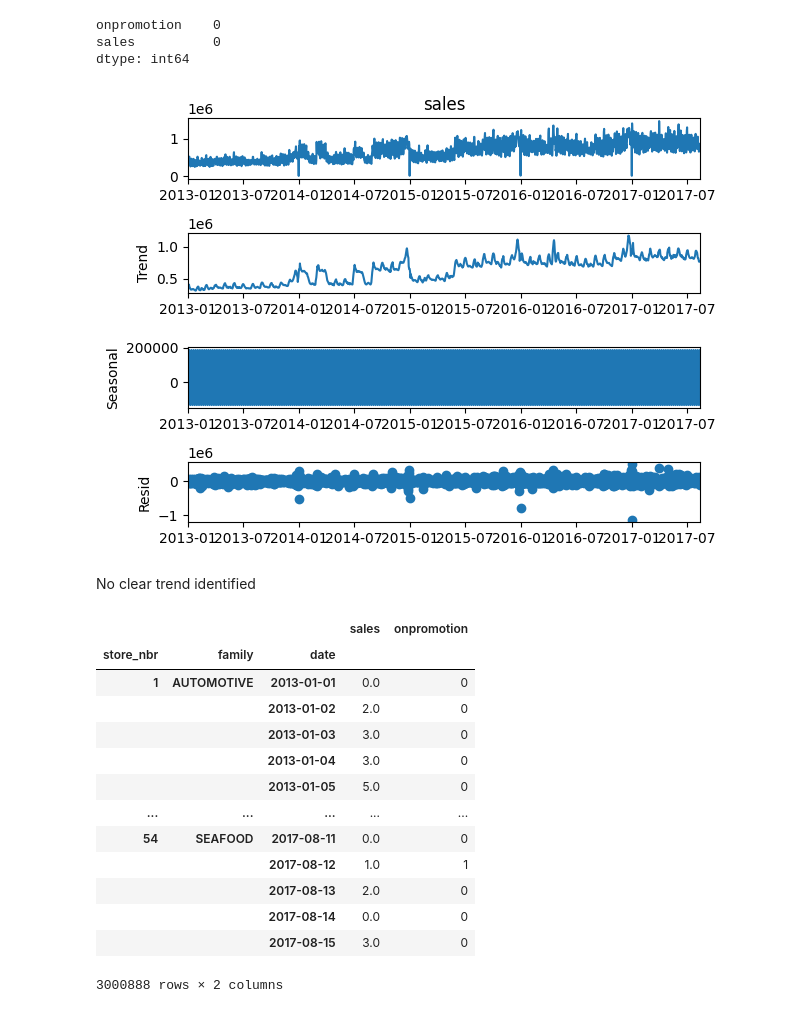
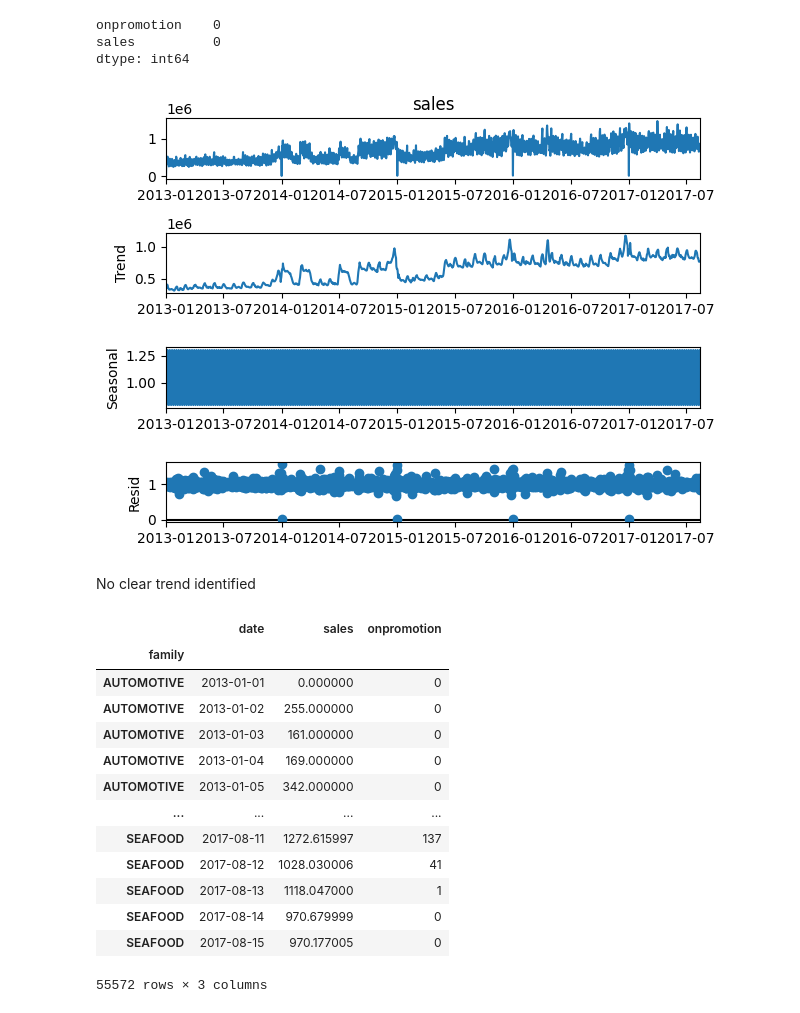
Before and after one commit to kwonowk/store-sales-forecast_kaggle, a Jupyter notebook: forecast.ipynb, the cells around one changed output. Cells and saved outputs as stored; diff of their text form; code cells hidden in the pictures.

Commit message:
Visualising sales and promotion by product family

```diff
--- a/forecast.ipynb
+++ b/forecast.ipynb
@@ -150,27 +133,28 @@ dtype: int64
 # %%
 # Decomposing sales data
 from statsmodels.tsa.seasonal import seasonal_decompose
 
-result_add = seasonal_decompose(sales_group['sales'], model = 'additive')
+result_add = seasonal_decompose(sales_group['sales'], model = 'multiplicative')
 result_add.plot();
 # %% [output]
-[figure, old version]
+[figure, new version]
 # %% [markdown]
 No clear trend identified
 # %%
-sales.groupby(['store_nbr','family','date']).sum()[['sales','onpromotion']]
+family_group = sales.groupby(['family','date']).sum()[['sales','onpromotion']].reset_index('date')
+family_group
 # %% [output]
-|  |  |  | sales | onpromotion |
-| store_nbr | family | date |  |  |
-| 1 | AUTOMOTIVE | 2013-01-01 | 0.0 | 0 |
-|  |  | 2013-01-02 | 2.0 | 0 |
-|  |  | 2013-01-03 | 3.0 | 0 |
-|  |  | 2013-01-04 | 3.0 | 0 |
-|  |  | 2013-01-05 | 5.0 | 0 |
-| ... | ... | ... | ... | ... |
-| 54 | SEAFOOD | 2017-08-11 | 0.0 | 0 |
-|  |  | 2017-08-12 | 1.0 | 1 |
-|  |  | 2017-08-13 | 2.0 | 0 |
-|  |  | 2017-08-14 | 0.0 | 0 |
-|  |  | 2017-08-15 | 3.0 | 0 |
+|  | date | sales | onpromotion |
+| family |  |  |  |
+| AUTOMOTIVE | 2013-01-01 | 0.000000 | 0 |
+| AUTOMOTIVE | 2013-01-02 | 255.000000 | 0 |
+| AUTOMOTIVE | 2013-01-03 | 161.000000 | 0 |
+| AUTOMOTIVE | 2013-01-04 | 169.000000 | 0 |
+| AUTOMOTIVE | 2013-01-05 | 342.000000 | 0 |
+| ... | ... | ... | ... |
+| SEAFOOD | 2017-08-11 | 1272.615997 | 137 |
+| SEAFOOD | 2017-08-12 | 1028.030006 | 41 |
+| SEAFOOD | 2017-08-13 | 1118.047000 | 1 |
+| SEAFOOD | 2017-08-14 | 970.679999 | 0 |
+| SEAFOOD | 2017-08-15 | 970.177005 | 0 |
-3000888 rows × 2 columns
+55572 rows × 3 columns
```
Also changed, not shown: parts of 2 cells of this notebook.
